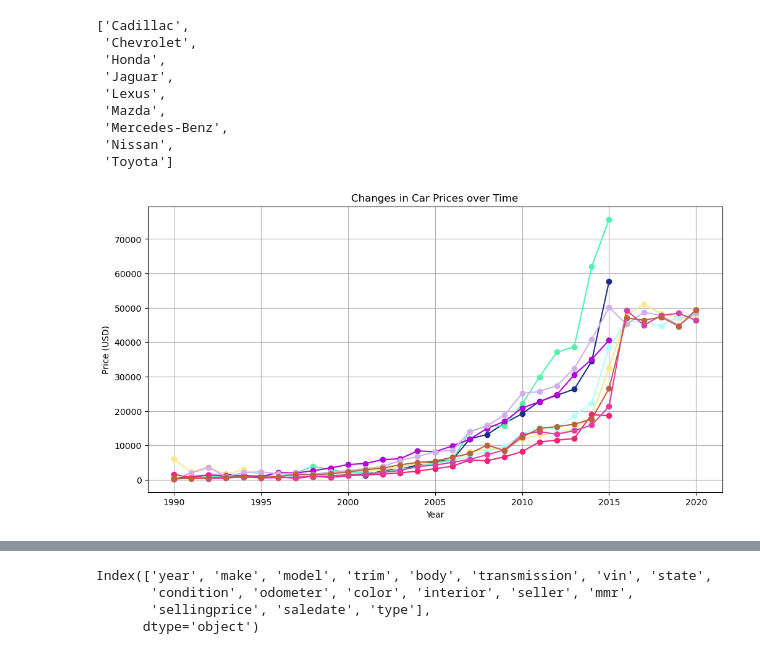
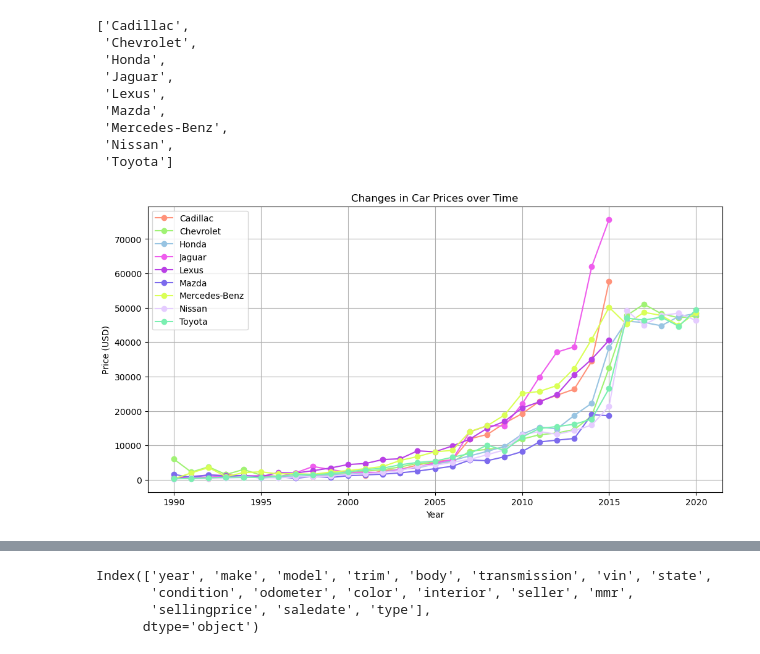
Before and after one commit to marsh52/project1, a Jupyter notebook: project1.ipynb, the cells around one changed output, grey strips where cells are left out. Drawn from its saved outputs; the diff is of its cells as text; code cells hidden in the pictures.

Commit message:
slight tweaks to the data in configuring to the line plots/cut out extras

```diff
--- a/project1.ipynb
+++ b/project1.ipynb
@@ -117,14 +120,15 @@ car_makes
 # %%
 #Line Plot - Changes in Car Prices over Time
 plt.figure(figsize=(12, 6))
 for make in car_makes:
     temp_df = line_data_df[line_data_df['Make']==make]
     color = randomcolor.RandomColor().generate()[0]
-    plt.plot(temp_df['Year'], temp_df['Price (USD)'], marker='o', color=color)
+    plt.plot(temp_df['Year'], temp_df['Price (USD)'], marker='o', color=color, label=make)
 plt.title('Changes in Car Prices over Time')
 plt.xlabel('Year')
 plt.ylabel('Price (USD)')
+plt.legend()
 plt.grid(True)
 plt.show()
 # %% [output]
-[figure, old version]
+[figure, new version]
```
Also changed, not shown: parts of 19 cells of this notebook.
